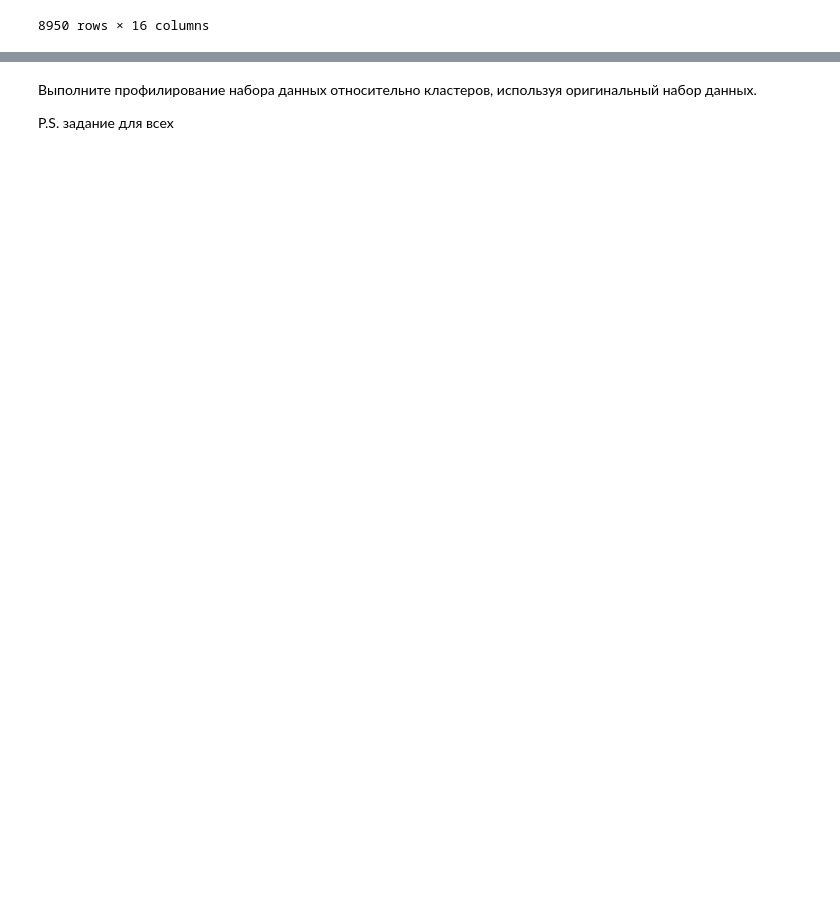
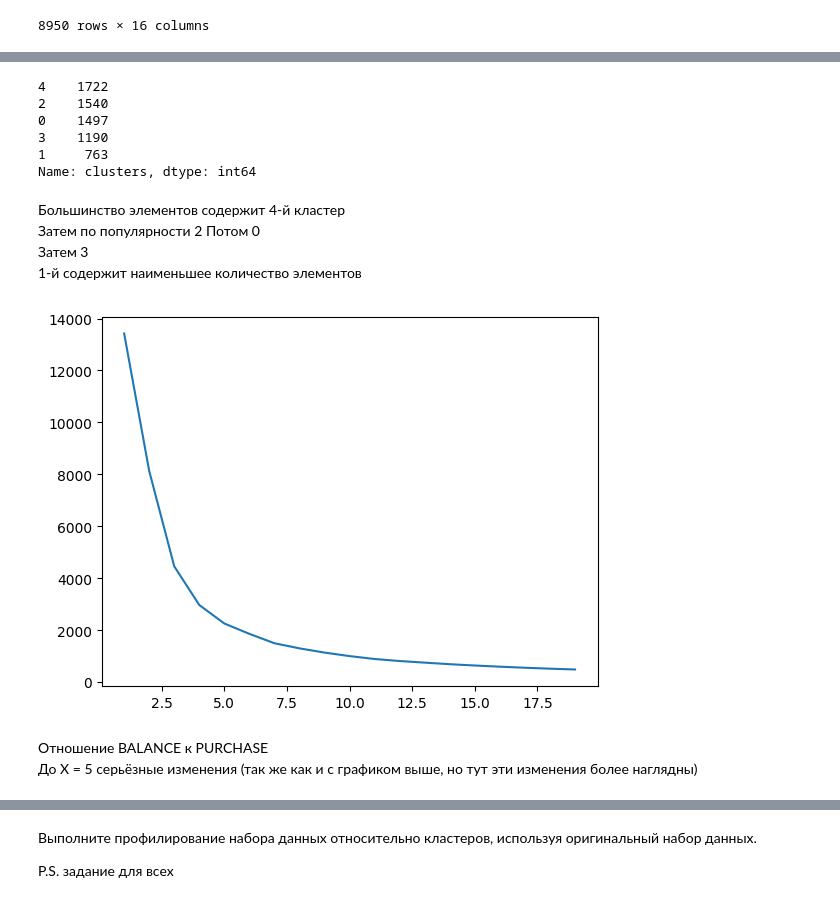
Before and after one commit to Dev-Atom42/MachineLearning-Calobaratory, a Jupyter notebook: Задание_4.ipynb, the cells around one changed output, grey strips where cells are left out. Drawn from its saved outputs; the diff is of its cells as text; code cells hidden in the pictures; blank space fills up the shorter version.

```diff
--- a/Задание_4.ipynb
+++ b/Задание_4.ipynb
@@ -97,0 +187,8 @@ df #очищенная таблица
+# %%
+km = KMeans(n_clusters = 5,init ='k-means++')
+km.fit(train_df)
+y_pred = km.predict(train_df) #предсказываем
+
+cluster_df = pd.DataFrame(train_df,columns = df.columns)
+cluster_df['clusters'] = y_pred
+cluster_df
@@ -97,0 +209,31 @@ df #очищенная таблица
+# %%
+cluster_df['clusters'].value_counts()
+# %% [output]
+4    1722
+2    1540
+0    1497
+3    1190
+1     763
+Name: clusters, dtype: int64
+# %% [markdown]
+Большинство элементов содержит 4-й кластер
+Затем по популярности 2
+Потом 0
+Затем 3
+1-й содержит наименьшее количество элементов
+# %%
+interclusterdistance = []
+X = cluster_df[['BALANCE','PURCHASES']].to_numpy()
+
+for clusters in range(1,20):
+    km = KMeans(n_clusters = clusters,init ='k-means++')
+    km.fit(X)
+    interclusterdistance.append(km.inertia_)
+
+plt.plot(range(1, 20), interclusterdistance)
+plt.show()
+# %% [output]
+[figure, added]
+# %% [markdown]
+Отношение BALANCE к PURCHASE
+До X = 5 серьёзные изменения (так же как и с графиком выше, но тут эти изменения более наглядны)
```
Also changed, not shown: parts of 19 cells of this notebook.
